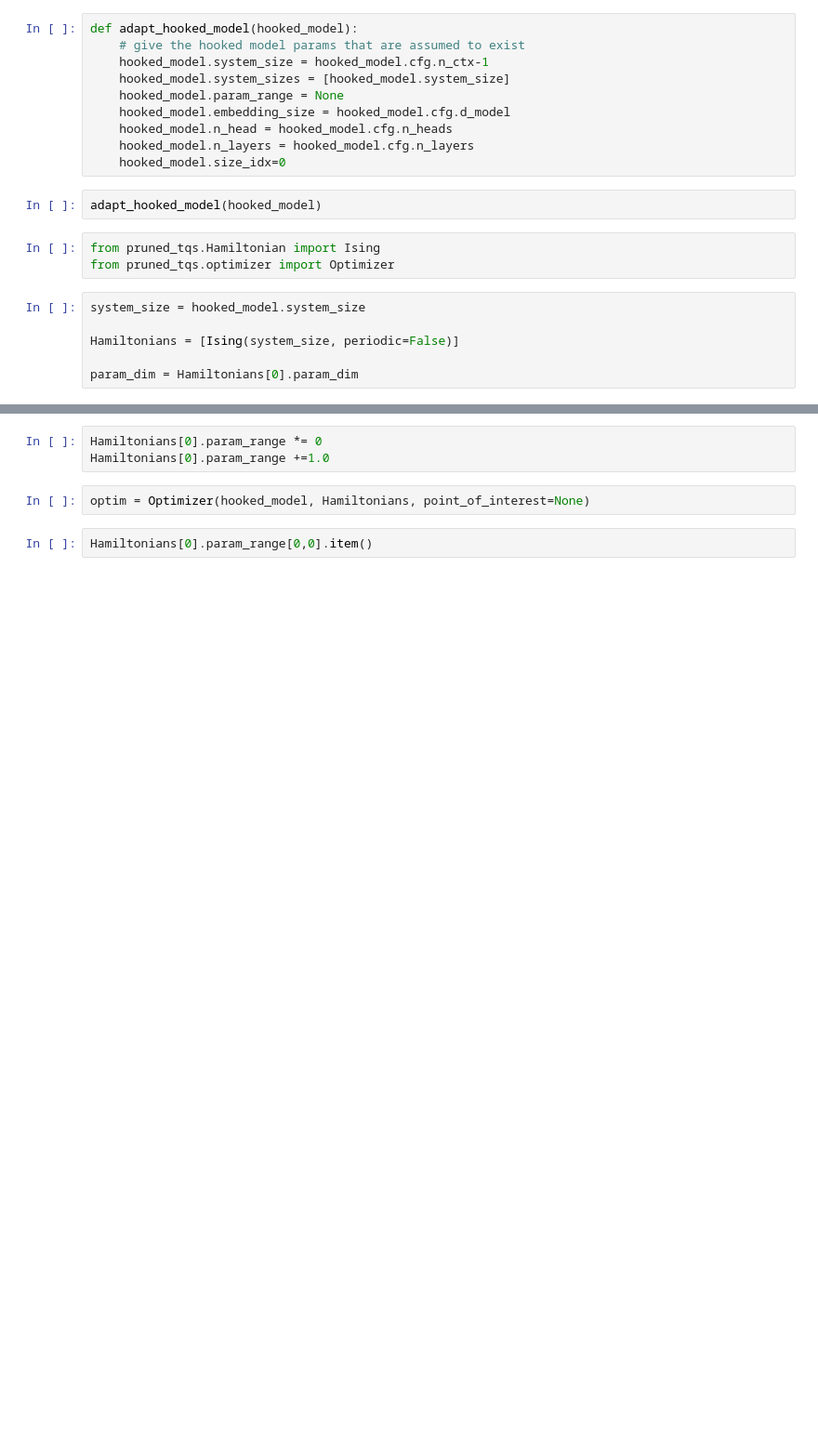
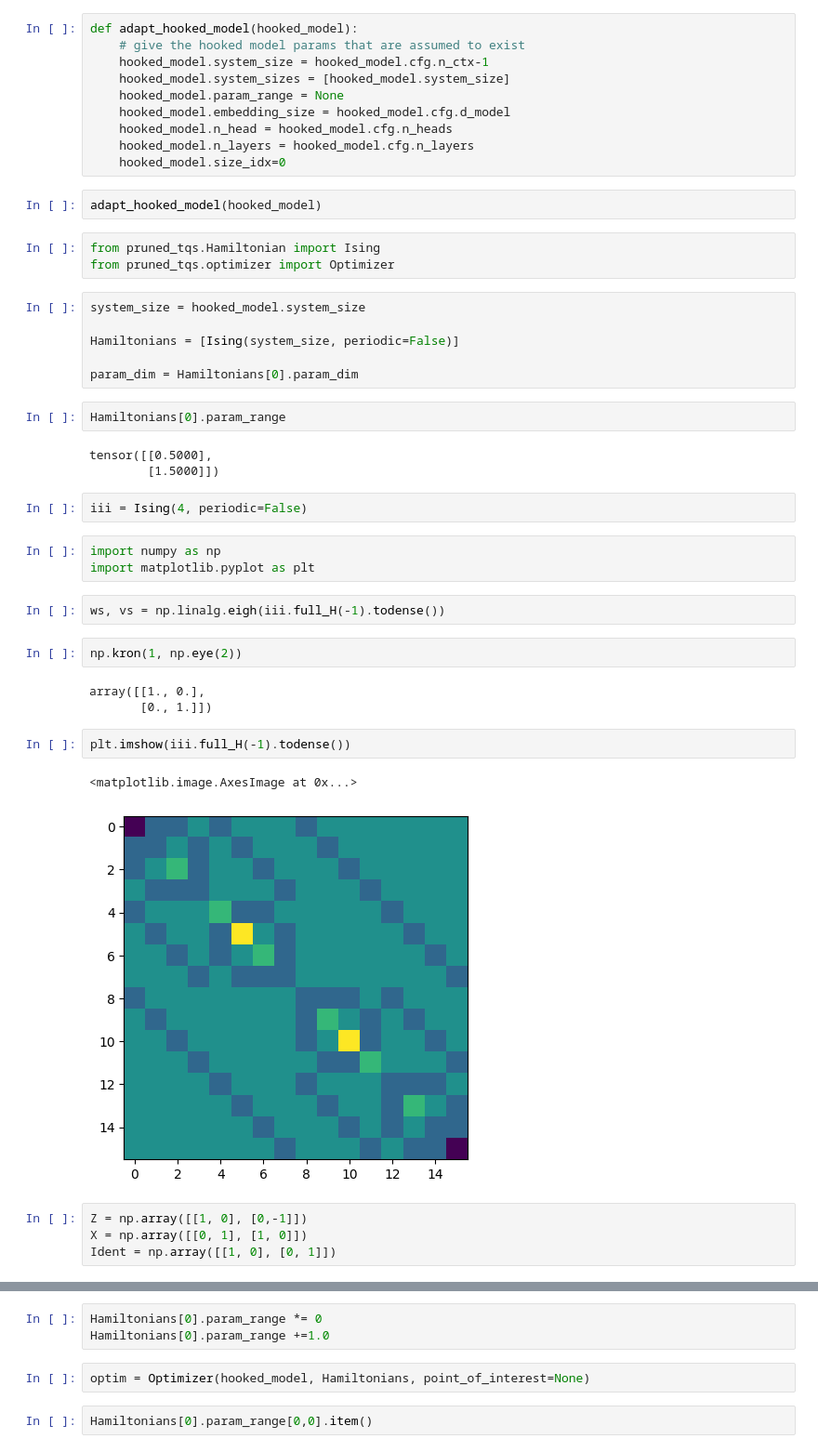
Before and after one commit to durrcommasteven/quantum_mech_interp, a Jupyter notebook: model_test.ipynb, the cells around one changed output, grey strips where cells are left out. Shown at 93% size. Drawn from its saved outputs; the diff is of its cells as text; blank space fills up the shorter version.

```diff
--- a/model_test.ipynb
+++ b/model_test.ipynb
@@ -42,3 +42,29 @@ system_size = hooked_model.system_size
 Hamiltonians = [Ising(system_size, periodic=False)]
 
 param_dim = Hamiltonians[0].param_dim
+# %%
+Hamiltonians[0].param_range
+# %% [output]
+tensor([[0.5000],
+        [1.5000]])
+# %%
+iii = Ising(4, periodic=False)
+# %%
+import numpy as np
+import matplotlib.pyplot as plt
+# %%
+ws, vs = np.linalg.eigh(iii.full_H(-1).todense())
+# %%
+np.kron(1, np.eye(2))
+# %% [output]
+array([[1., 0.],
+       [0., 1.]])
+# %%
+plt.imshow(iii.full_H(-1).todense())
+# %% [output]
+<matplotlib.image.AxesImage at 0x...>
+[figure, added]
+# %%
+Z = np.array([[1, 0], [0,-1]])
+X = np.array([[0, 1], [1, 0]])
+Ident = np.array([[1, 0], [0, 1]])
```
Also changed, not shown: parts of 6 cells of this notebook, 6 other files.
